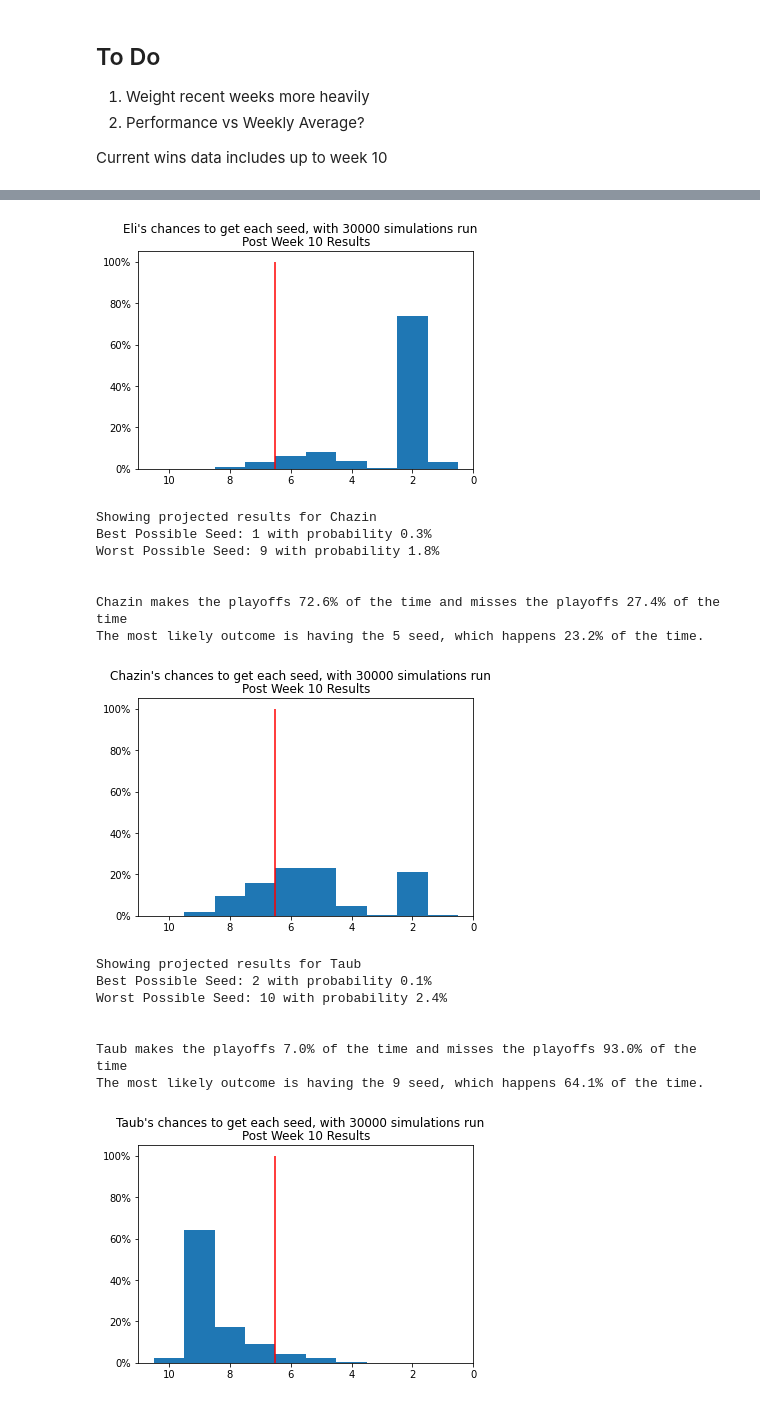
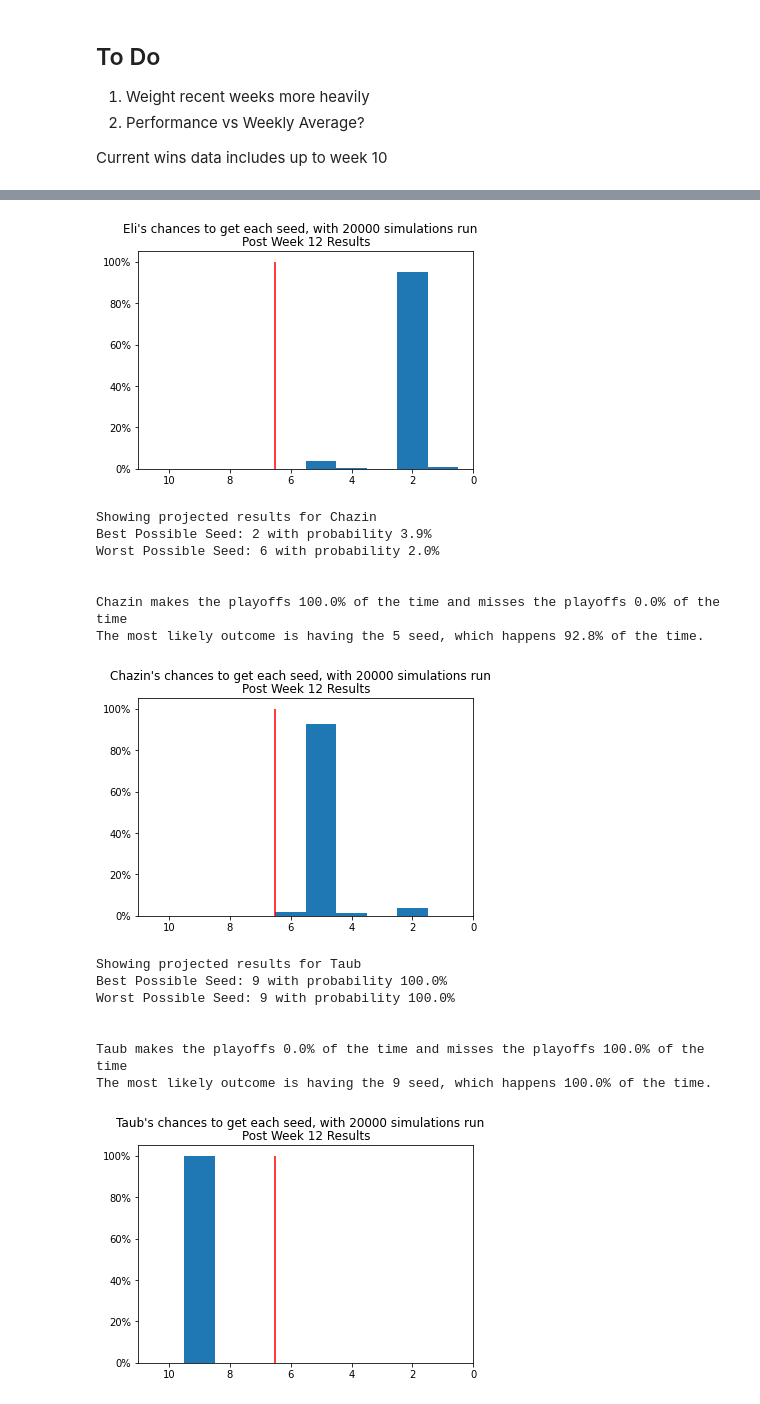
Before and after one commit to adinwritescode/FFTBall, a Jupyter notebook: Playoff_Projection_Model.ipynb, the cells around one changed output, grey strips where cells are left out. Drawn from its saved outputs; the diff is of its cells as text; code cells hidden in the pictures.

```diff
--- a/Playoff_Projection_Model.ipynb
+++ b/Playoff_Projection_Model.ipynb
@@ -36,12 +36,14 @@ df = pd.DataFrame.from_records(rows).dropna()
 df.columns = worksheet.get("B1:K1")
 df = df.astype(float)
 # %%
-avgs = df.mean(axis=0)
+overall_avgs = df.mean(axis=0)
+second_half_avgs = df.iloc[int(df["Adin"].size / 2):].mean(axis=0)
+avgs = .5*overall_avgs + .5*second_half_avgs
 std_devs = df.std(axis=0)
 
-games_left = [["Adin", "Lehman"], ["Dean", "Eli"], ["Taub", "Chazin"], ["Ari", "Jamie"], ["Sammy", "Jared"], # week 11
-              ["Adin", "Sammy"], ["Lehman", "Taub"], ["Jamie", "Chazin"], ["Ari", "Eli"], ["Dean", "Jared"], # 12
-              ["Adin", "Dean"], ["Chazin", "Eli"], ["Taub", "Jamie"], ["Ari", "Jared"], ["Sammy", "Lehman"], # 13
+games_left = [#["Adin", "Lehman"], ["Dean", "Eli"], ["Taub", "Chazin"], ["Ari", "Jamie"], ["Sammy", "Jared"], # week 11
+              #["Adin", "Sammy"], ["Lehman", "Taub"], ["Jamie", "Chazin"], ["Ari", "Eli"], ["Dean", "Jared"], # 12
+              #["Adin", "Dean"], ["Chazin", "Eli"], ["Taub", "Jamie"], ["Ari", "Jared"], ["Sammy", "Lehman"], # 13
               ["Adin", "Ari"], ["Dean", "Taub"], ["Sammy", "Chazin"], ["Jared", "Jamie"], ["Eli", "Lehman"]] # 14
 
 east = ["Eli", "Chazin", "Taub", "Jamie", "Ari"]
@@ -52,7 +54,8 @@ def simulate(N = 10000):
   seeds = {owner: [] for owner in league}
 
   for _ in range(N):
-    init_wins = {"Adin": 6, "Chazin": 6, "Jared": 5, "Eli": 5, "Ari": 2, "Dean": 7, "Taub": 3, "Lehman": 6, "Sammy": 7, "Jamie": 3}
+    init_wins = {"Adin": 8, "Chazin": 8, "Jared": 6, "Eli": 8, "Ari": 2, "Dean": 9, "Taub": 3, "Lehman": 7, "Sammy": 9, "Jamie": 5}
+
     init_pts = df.sum(axis=0)
     for [t1, t2] in games_left:
       p1 = np.random.normal(avgs[t1], std_devs[t1])
@@ -93,21 +96,15 @@ def simulate(N = 10000):
 
   return seeds
 # %%
-N = 30000
+N = 20000
 results = simulate(N)
 
 
-# print("Whose playoff distribution do you want to see?\n")
-# print("0: Eli\n1: Chazin\n2: Taub\n3: Jamie\n4: Ari\n5: Adin\n6: Dean\n7: Jared\n8: Sammy\n9: Lehman\n")
+for owner in league:
 
-# owner = int(input("Insert number corresponding to who you want to see:\n"))
-
-
-for owner in league:
-  #owner = list(results.keys())[owner]
   print("\nShowing projected results for", owner)
   hist_data = results[owner]
-  #clear_output(wait=True)
+
   fig, axs = plt.subplots()
   # We can set the number of bins with the *bins* keyword argument.
   counts, bins, bars = axs.hist(hist_data, bins=np.arange(1,12)-.5, weights=np.ones(N) / N)
@@ -125,13 +122,8 @@ for owner in league:
   axs.invert_xaxis()
   plt.gca().yaxis.set_major_formatter(PercentFormatter(1))
   plt.suptitle(f"{owner}'s chances to get each seed, with {N} simulations run")
-  plt.title("Post Week 10 Results")
+  plt.title("Post Week 12 Results")
   plt.vlines(x=6.5, ymin=0, ymax=1, color = 'r')
   plt.show()
-
-  #print("Do you want to see someone else's distribution?\n")
-  #print("0: Eli\n1: Chazin\n2: Taub\n3: Jamie\n4: Ari\n5: Adin\n6: Dean\n7: Jared\n8: Sammy\n9: Lehman\n")
-
-  #owner = int(input())
 # %% [output]
 Showing projected results for Eli
@@ -144,18 +136,18 @@ The most likely outcome is having the 2 seed, which happens 74.0% of the time.
-[figure, old version]
+[figure, new version]
 Showing projected results for Chazin
-Best Possible Seed: 1 with probability 0.3%
-Worst Possible Seed: 9 with probability 1.8%
+Best Possible Seed: 2 with probability 3.9%
+Worst Possible Seed: 6 with probability 2.0%
 
 
-Chazin makes the playoffs 72.6% of the time and misses the playoffs 27.4% of the time
-The most likely outcome is having the 5 seed, which happens 23.2% of the time.
+Chazin makes the playoffs 100.0% of the time and misses the playoffs 0.0% of the time
+The most likely outcome is having the 5 seed, which happens 92.8% of the time.
-[figure, old version]
+[figure, new version]
 Showing projected results for Taub
-Best Possible Seed: 2 with probability 0.1%
-Worst Possible Seed: 10 with probability 2.4%
+Best Possible Seed: 9 with probability 100.0%
+Worst Possible Seed: 9 with probability 100.0%
 
 
-Taub makes the playoffs 7.0% of the time and misses the playoffs 93.0% of the time
-The most likely outcome is having the 9 seed, which happens 64.1% of the time.
+Taub makes the playoffs 0.0% of the time and misses the playoffs 100.0% of the time
+The most likely outcome is having the 9 seed, which happens 100.0% of the time.
-[figure, old version]
+[figure, new version]
 Showing projected results for Jamie
```
Also changed, not shown: parts of 2 cells of this notebook.
